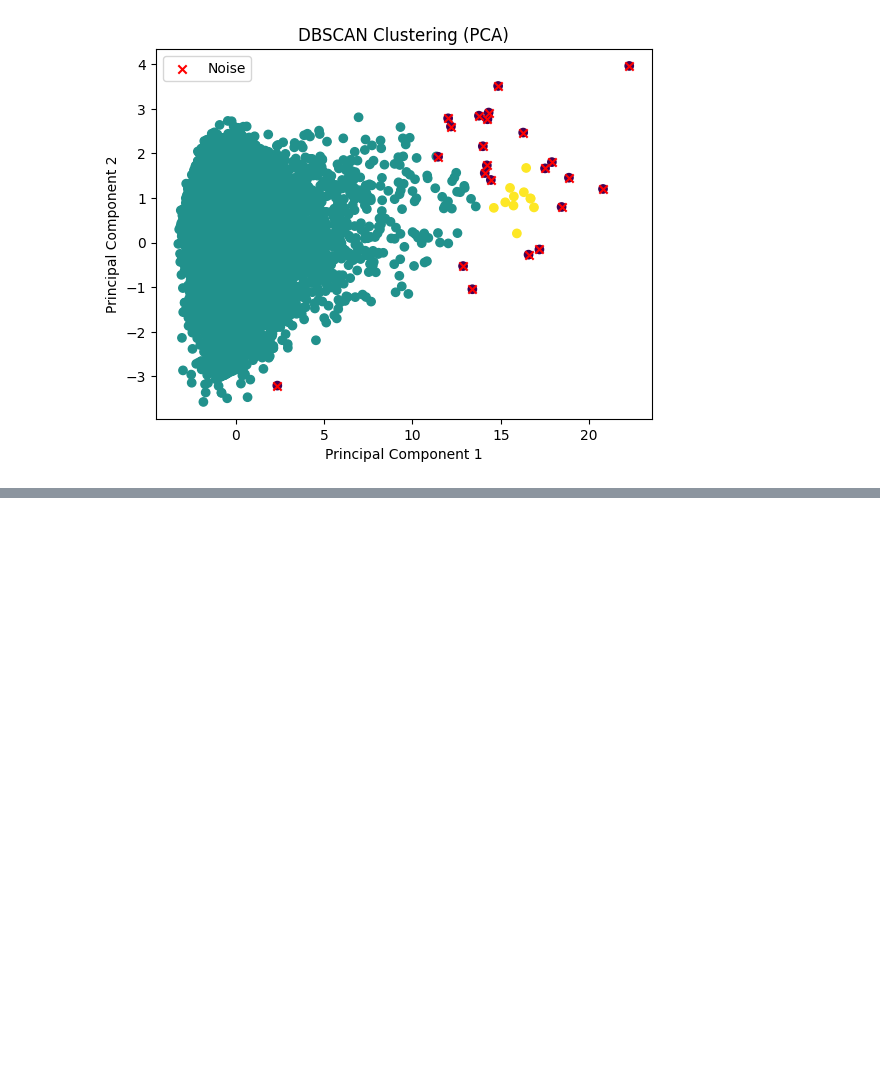
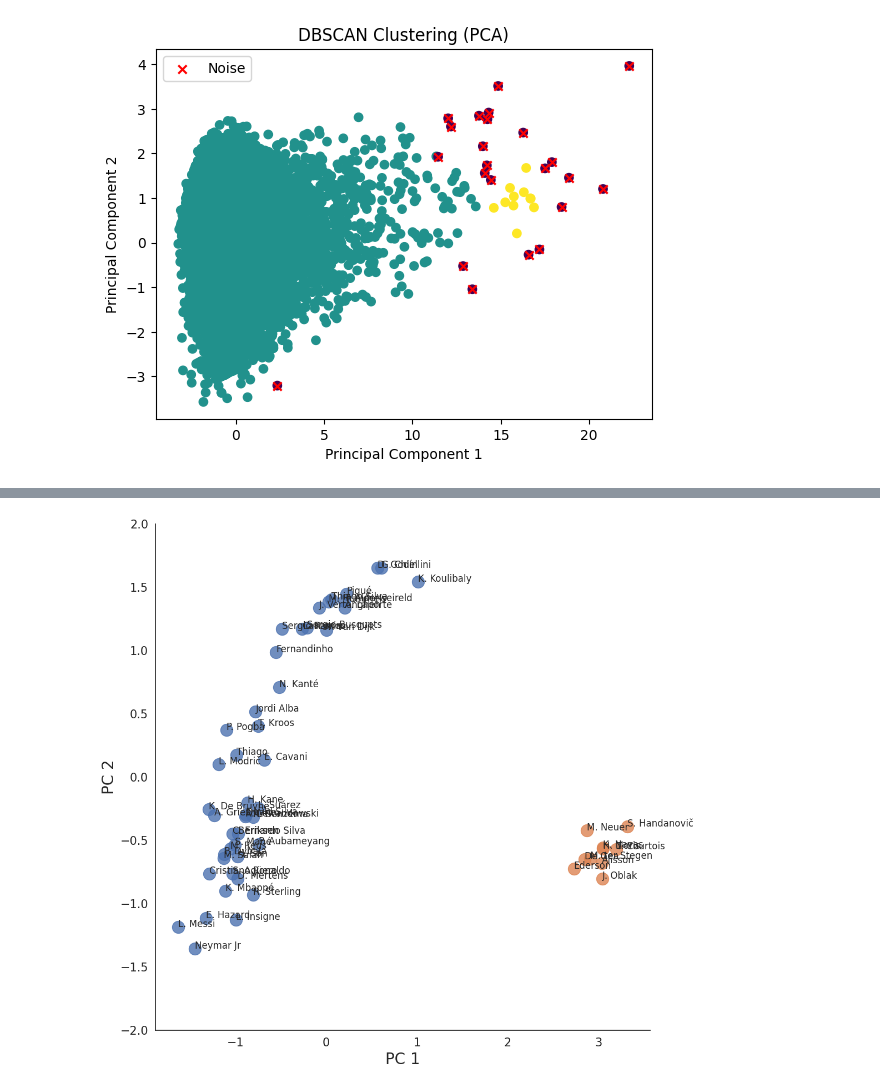
Before and after one commit to wikanadnyana/clustering-fifa-players, a Jupyter notebook: notebook/new-notebook.ipynb, the cells around one changed output, grey strips where cells are left out. Cells and saved outputs as stored; diff of their text form; code cells hidden in the pictures; blank space fills up the shorter version.

Commit message:
[ADD] new dbscan method

```diff
--- a/notebook/new-notebook.ipynb
+++ b/notebook/new-notebook.ipynb
@@ -399,0 +434,25 @@ min_samples = 5
+# %%
+from sklearn import preprocessing
+
+x = df_dbscan.values # numpy array
+scaler = preprocessing.MinMaxScaler()
+x_scaled = scaler.fit_transform(x)
+X_norm = pd.DataFrame(x_scaled)
+# %%
+from sklearn.decomposition import PCA
+
+pca = PCA(n_components = 2) # 2D PCA for the plot
+reduced = pd.DataFrame(pca.fit_transform(X_norm))
+# %%
+from sklearn.cluster import DBSCAN
+
+# train the model using DBSCAN
+db = DBSCAN(eps=1, min_samples=5)
+
+# prediction for dbscan clusters
+db_clusters = db.fit_predict(reduced)
+# %%
+reduced['cluster'] = db_clusters
+reduced['name'] = names
+reduced.columns = ['x', 'y', 'cluster', 'name']
+reduced.head()
@@ -399,0 +466,19 @@ min_samples = 5
+# %%
+%matplotlib inline
+sns.set(style="white")
+
+ax = sns.lmplot(x="x", y="y", hue='cluster', data=reduced, legend=False,
+                fit_reg=False, height=10, scatter_kws={"s": 250})
+
+texts = []
+for x, y, s in zip(reduced.x, reduced.y, reduced.name):
+    texts.append(plt.text(x, y, s))
+
+ax.set(ylim=(-2, 2))
+plt.tick_params(labelsize=15)
+plt.xlabel("PC 1", fontsize=20)
+plt.ylabel("PC 2", fontsize=20)
+
+plt.show()
+# %% [output]
+[figure, added]
```
Also changed, not shown: parts of 9 cells of this notebook, 2 other files.
